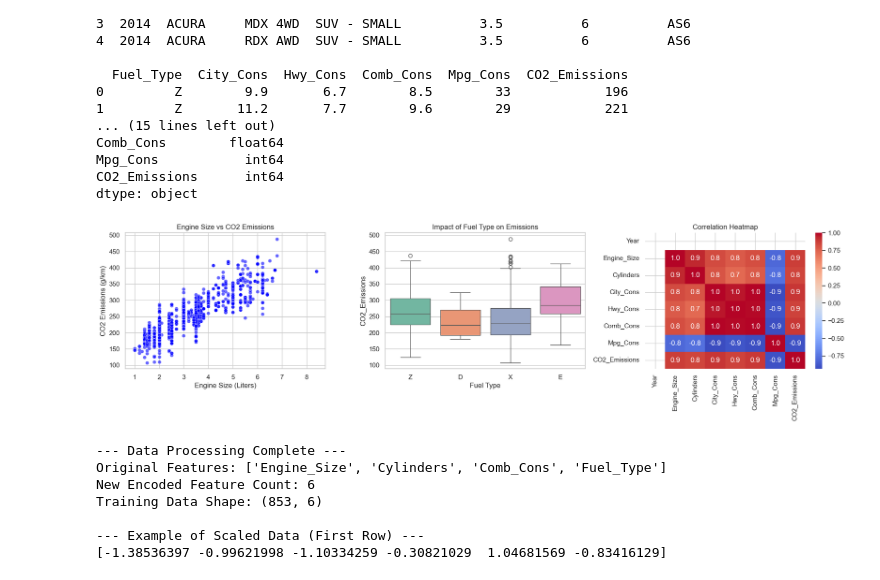
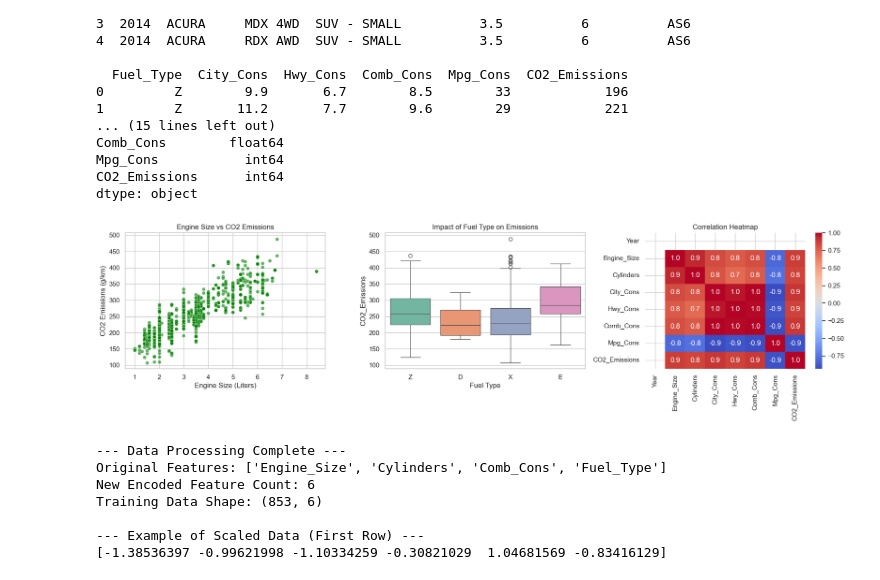
Before and after one commit to Dushimepaulette1/linear_regression_model, a Jupyter notebook: summative/linear_regression/multivariate.ipynb, the cells around one changed output. Drawn from its saved outputs; the diff is of its cells as text; code cells hidden in the pictures.

```diff
--- a/summative/linear_regression/multivariate.ipynb
+++ b/summative/linear_regression/multivariate.ipynb
@@ -53,35 +53,35 @@ import matplotlib.pyplot as plt
 import seaborn as sns
 
 sns.set(style="whitegrid")
 
 # Creating a figure with 3 subplots
 plt.figure(figsize=(18, 5))
 
 #  Scatter Plot (Engine Size vs CO2 Emissions)
 plt.subplot(1, 3, 1)
-sns.scatterplot(data=data, x='Engine_Size', y='CO2_Emissions', color='blue', alpha=0.6)
+sns.scatterplot(data=data, x='Engine_Size', y='CO2_Emissions', color='green', alpha=0.6)
 plt.title('Engine Size vs CO2 Emissions')
 plt.xlabel('Engine Size (Liters)')
 plt.ylabel('CO2 Emissions (g/km)')
 
 # Box Plot (Fuel Type vs CO2 Emissions)
 # Fuel Types: Z=Premium Gas, X=Regular Gas, D=Diesel, E=Ethanol
 plt.subplot(1, 3, 2)
 sns.boxplot(data=data, x='Fuel_Type', y='CO2_Emissions',hue='Fuel_Type', palette='Set2', legend=False)
 plt.title('Impact of Fuel Type on Emissions')
 plt.xlabel('Fuel Type')
 
 # Correlation Heatmap (Numerical variables only)
 plt.subplot(1, 3, 3)
 # Selecting only numerical columns for correlation
 numeric_data = data.select_dtypes(include=['float64', 'int64'])
 sns.heatmap(numeric_data.corr(), annot=True, cmap='coolwarm', fmt=".1f")
 plt.title('Correlation Heatmap')
 
 plt.tight_layout()
 plt.show()
 # %% [output]
-[figure, old version]
+[figure, new version]
 # %%
 from sklearn.model_selection import train_test_split
 from sklearn.preprocessing import StandardScaler
```
Also changed, not shown: 2 other files.
